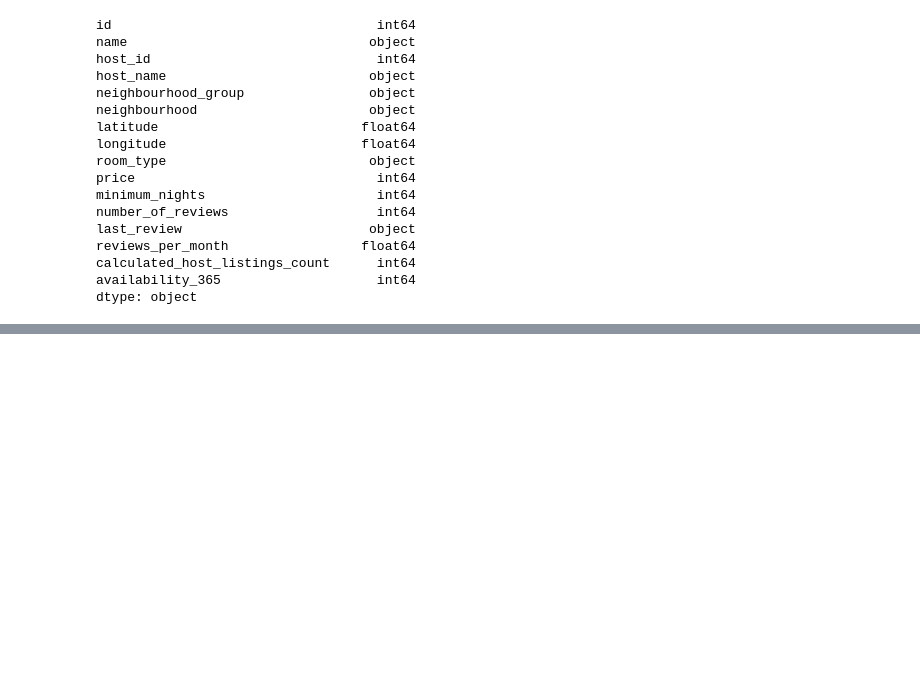
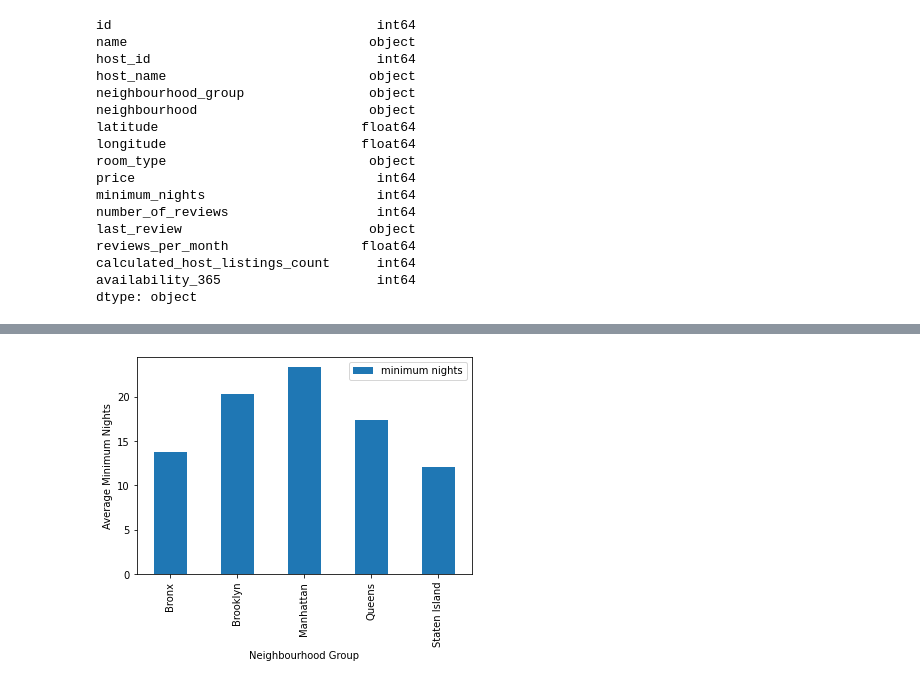
Before and after one commit to MWilliamsDP/ProjectOne, a Jupyter notebook: BookingsPy/Bookings.ipynb, the cells around one changed output, grey strips where cells are left out. Cells and saved outputs as stored; diff of their text form; code cells hidden in the pictures; blank space fills up the shorter version.

```diff
--- a/BookingsPy/Bookings.ipynb
+++ b/BookingsPy/Bookings.ipynb
@@ -94,3 +95,16 @@ reviews_per_month                 float64
 calculated_host_listings_count      int64
 availability_365                    int64
 dtype: object
+# %%
+airbnb_renamed = airbnb_data.rename(columns={"host_id": "host id",
+                                             "host_name": "host name",
+                                             "neighbourhood_group": "neighbourhood group",
+                                             "room_type": "room type",
+                                             "minimum_nights": "minimum nights",
+                                             "number_of_reviews": "number of reviews",
+                                             "last_review": "last review",
+                                             "reviews_per_month": "reviews per month",
+                                             "calculated_host_listings_count": "host listings count",
+                                             "availability_365": "availability 365"})
+
+airbnb_renamed.head()
@@ -96,0 +118,4 @@ dtype: object
+# %%
+airbnb_cleaned = airbnb_renamed[["name", "neighbourhood group", "neighbourhood", "minimum nights"]]
+
+airbnb_cleaned
@@ -96,0 +136,6 @@ dtype: object
+# %%
+airbnb_group = airbnb_cleaned.groupby(["neighbourhood group"])
+
+airbnb_averages = airbnb_group.mean()
+
+airbnb_averages
@@ -96,0 +150,9 @@ dtype: object
+# %%
+airbnb_bar = airbnb_averages.plot(kind= 'bar')
+
+airbnb_bar.set_xlabel("Neighbourhood Group")
+airbnb_bar.set_ylabel("Average Minimum Nights")
+
+plt.show()
+# %% [output]
+[figure, added]
```
Also changed, not shown: parts of 14 cells of this notebook.
